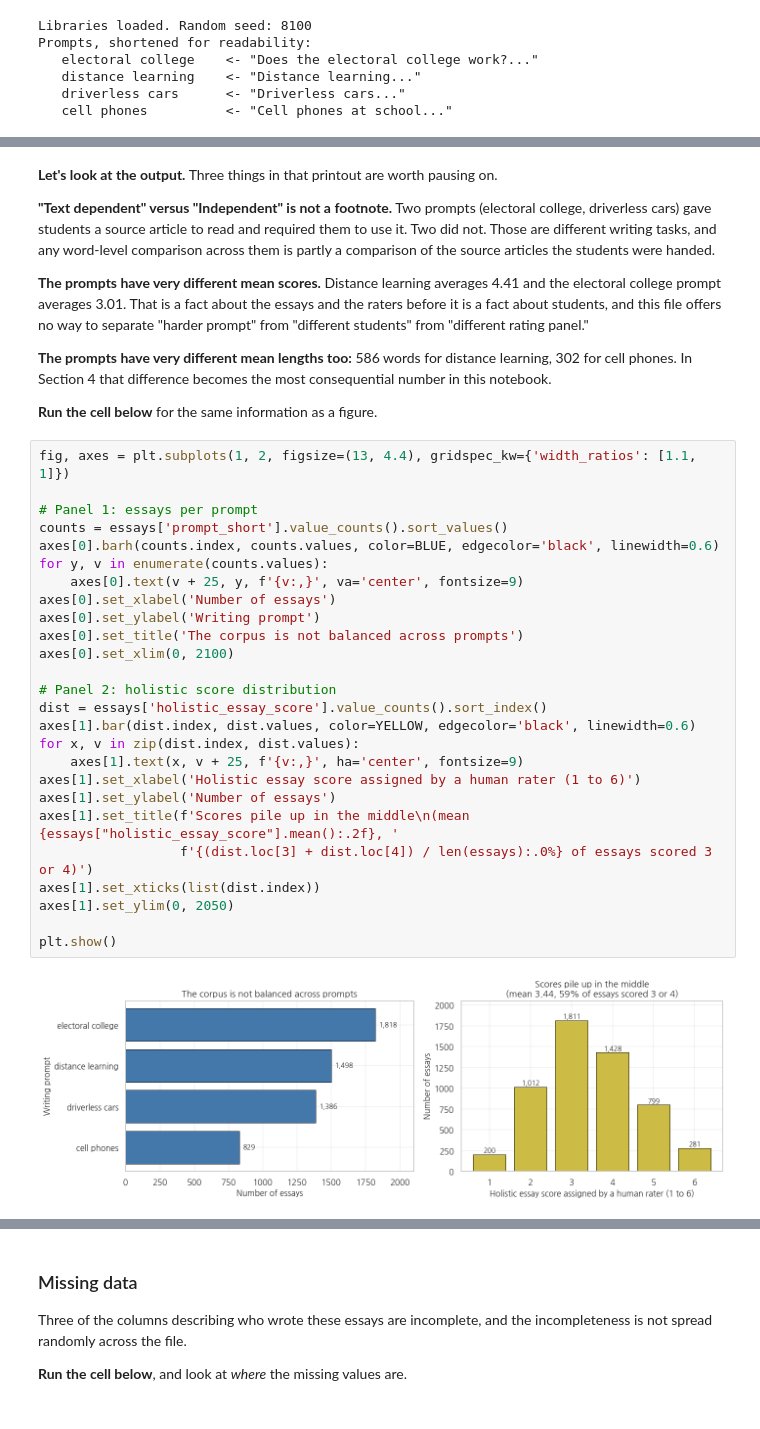
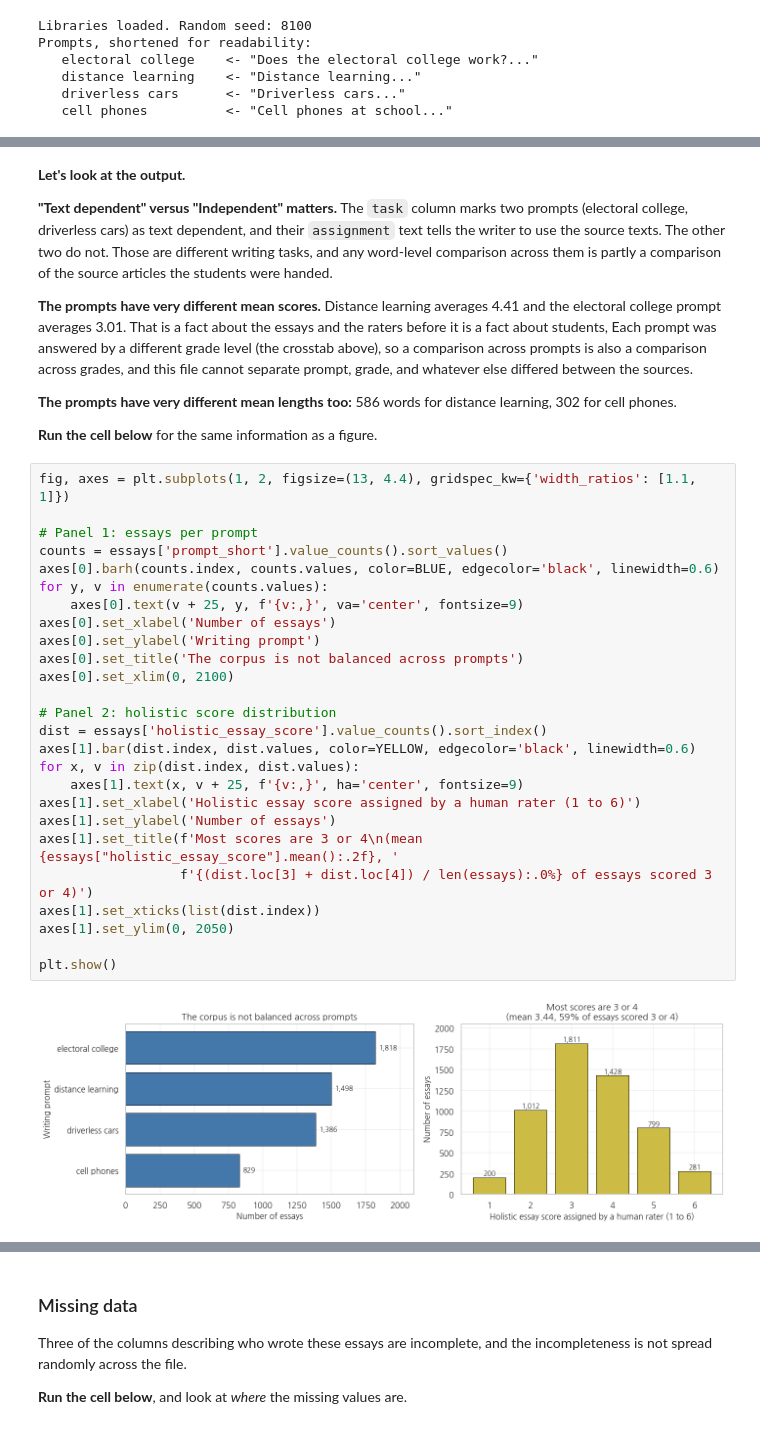
Before and after one commit to HakeoungLee/edis8100-teaching-learning-analytics, a Jupyter notebook: week05-miniproject2-text-nlp/week05_miniproject2_text_analytics.ipynb, the cells around one changed output, grey strips where cells are left out. Saved outputs shown, nothing was run; the diff lists cells and outputs as text.

```diff
--- a/week05-miniproject2-text-nlp/week05_miniproject2_text_analytics.ipynb
+++ b/week05-miniproject2-text-nlp/week05_miniproject2_text_analytics.ipynb
@@ -252,41 +270,41 @@ max      6188.0
 # %% [markdown]
-**Let's look at the output.** Three things in that printout are worth pausing on.
+**Let's look at the output.**
 
-**"Text dependent" versus "Independent" is not a footnote.** Two prompts (electoral college, driverless cars) gave students a source article to read and required them to use it. Two did not. Those are different writing tasks, and any word-level comparison across them is partly a comparison of the source articles the students were handed.
+**"Text dependent" versus "Independent" matters.** The `task` column marks two prompts (electoral college, driverless cars) as text dependent, and their `assignment` text tells the writer to use the source texts. The other two do not. Those are different writing tasks, and any word-level comparison across them is partly a comparison of the source articles the students were handed.
 
-**The prompts have very different mean scores.** Distance learning averages 4.41 and the electoral college prompt averages 3.01. That is a fact about the essays and the raters before it is a fact about students, and this file offers no way to separate "harder prompt" from "different students" from "different rating panel."
+**The prompts have very different mean scores.** Distance learning averages 4.41 and the electoral college prompt averages 3.01. That is a fact about the essays and the raters before it is a fact about students, Each prompt was answered by a different grade level (the crosstab above), so a comparison across prompts is also a comparison across grades, and this file cannot separate prompt, grade, and whatever else differed between the sources.
 
-**The prompts have very different mean lengths too:** 586 words for distance learning, 302 for cell phones. In Section 4 that difference becomes the most consequential number in this notebook.
+**The prompts have very different mean lengths too:** 586 words for distance learning, 302 for cell phones.
 
 **Run the cell below** for the same information as a figure.
 # %%
 fig, axes = plt.subplots(1, 2, figsize=(13, 4.4), gridspec_kw={'width_ratios': [1.1, 1]})
 
 # Panel 1: essays per prompt
 counts = essays['prompt_short'].value_counts().sort_values()
 axes[0].barh(counts.index, counts.values, color=BLUE, edgecolor='black', linewidth=0.6)
 for y, v in enumerate(counts.values):
     axes[0].text(v + 25, y, f'{v:,}', va='center', fontsize=9)
 axes[0].set_xlabel('Number of essays')
 axes[0].set_ylabel('Writing prompt')
 axes[0].set_title('The corpus is not balanced across prompts')
 axes[0].set_xlim(0, 2100)
 
 # Panel 2: holistic score distribution
 dist = essays['holistic_essay_score'].value_counts().sort_index()
 axes[1].bar(dist.index, dist.values, color=YELLOW, edgecolor='black', linewidth=0.6)
 for x, v in zip(dist.index, dist.values):
     axes[1].text(x, v + 25, f'{v:,}', ha='center', fontsize=9)
 axes[1].set_xlabel('Holistic essay score assigned by a human rater (1 to 6)')
 axes[1].set_ylabel('Number of essays')
-axes[1].set_title(f'Scores pile up in the middle\n(mean {essays["holistic_essay_score"].mean():.2f}, '
+axes[1].set_title(f'Most scores are 3 or 4\n(mean {essays["holistic_essay_score"].mean():.2f}, '
                   f'{(dist.loc[3] + dist.loc[4]) / len(essays):.0%} of essays scored 3 or 4)')
 axes[1].set_xticks(list(dist.index))
 axes[1].set_ylim(0, 2050)
 
 plt.show()
 # %% [output]
-[figure, old version]
+[figure, new version]
 # %% [markdown]
 **Let's look at the output.**
 
```
Also changed, not shown: parts of 68 cells of this notebook, 1 other file.
